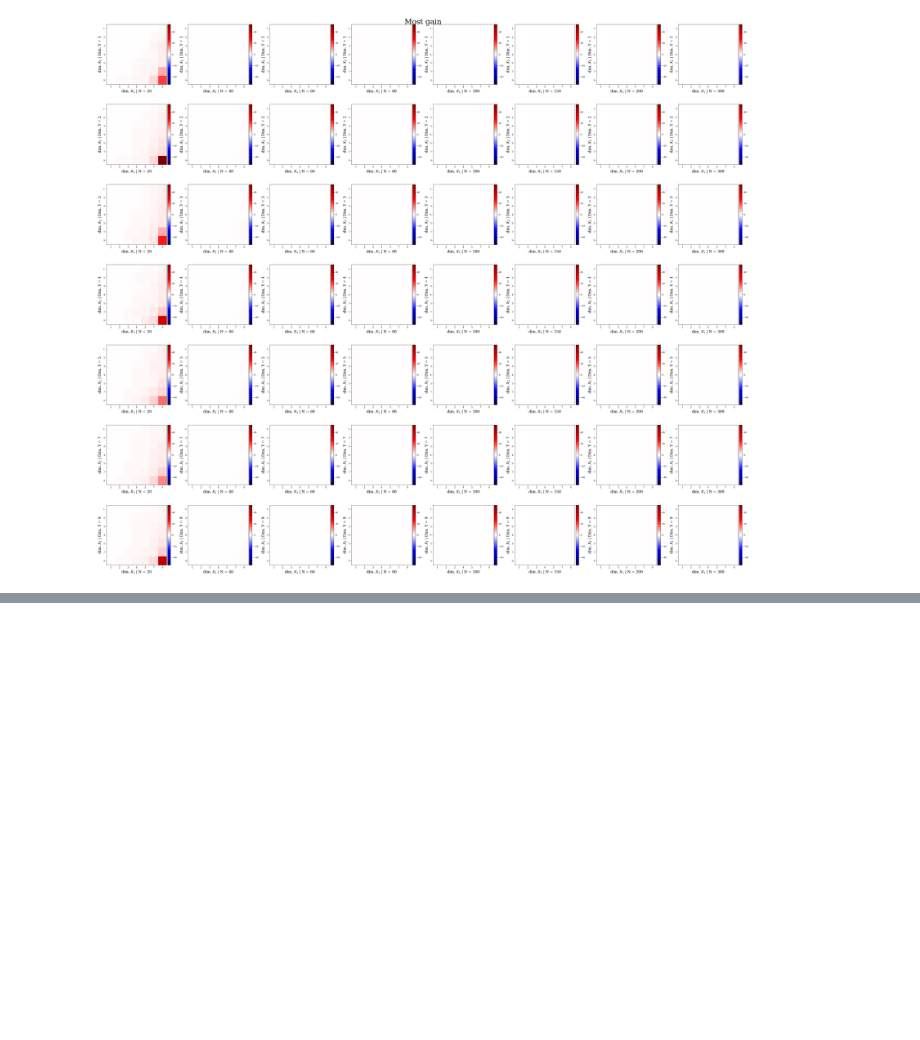
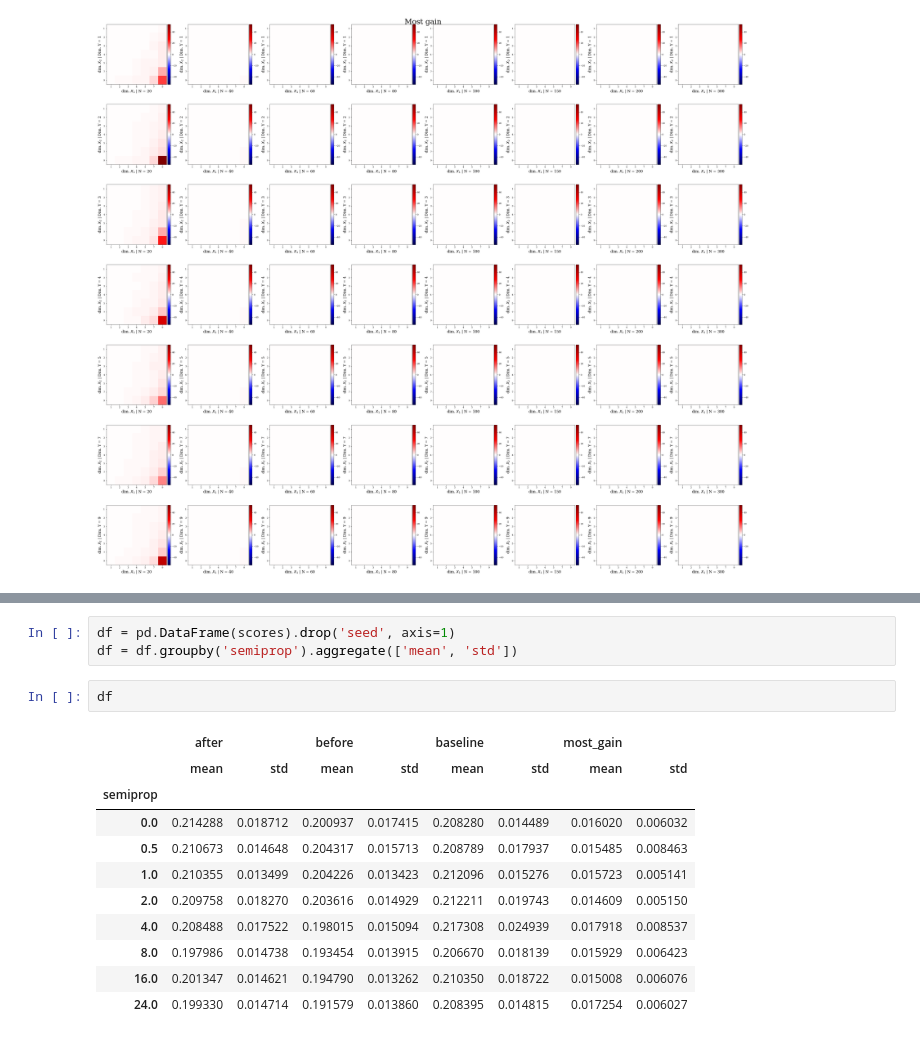
Before and after one commit to shahineb/collider-regression, a Jupyter notebook: notebooks/scores-analysis.ipynb, the cells around one changed output, grey strips where cells are left out. Drawn from its saved outputs; the diff is of its cells as text; blank space fills up the shorter version.

```diff
--- a/notebooks/scores-analysis.ipynb
+++ b/notebooks/scores-analysis.ipynb
@@ -307,0 +346,17 @@ np.median(scores['after'])
+# %%
+df = pd.DataFrame(scores).drop('seed', axis=1)
+df = df.groupby('semiprop').aggregate(['mean', 'std'])
+# %%
+df
+# %% [output]
+|  | after |  | before |  | baseline |  | most_gain |  |
+|  | mean | std | mean | std | mean | std | mean | std |
+| semiprop |  |  |  |  |  |  |  |  |
+| 0.0 | 0.214288 | 0.018712 | 0.200937 | 0.017415 | 0.208280 | 0.014489 | 0.016020 | 0.006032 |
+| 0.5 | 0.210673 | 0.014648 | 0.204317 | 0.015713 | 0.208789 | 0.017937 | 0.015485 | 0.008463 |
+| 1.0 | 0.210355 | 0.013499 | 0.204226 | 0.013423 | 0.212096 | 0.015276 | 0.015723 | 0.005141 |
+| 2.0 | 0.209758 | 0.018270 | 0.203616 | 0.014929 | 0.212211 | 0.019743 | 0.014609 | 0.005150 |
+| 4.0 | 0.208488 | 0.017522 | 0.198015 | 0.015094 | 0.217308 | 0.024939 | 0.017918 | 0.008537 |
+| 8.0 | 0.197986 | 0.014738 | 0.193454 | 0.013915 | 0.206670 | 0.018139 | 0.015929 | 0.006423 |
+| 16.0 | 0.201347 | 0.014621 | 0.194790 | 0.013262 | 0.210350 | 0.018722 | 0.015008 | 0.006076 |
+| 24.0 | 0.199330 | 0.014714 | 0.191579 | 0.013860 | 0.208395 | 0.014815 | 0.017254 | 0.006027 |
```
Also changed, not shown: parts of 14 cells of this notebook, 4 other files.
